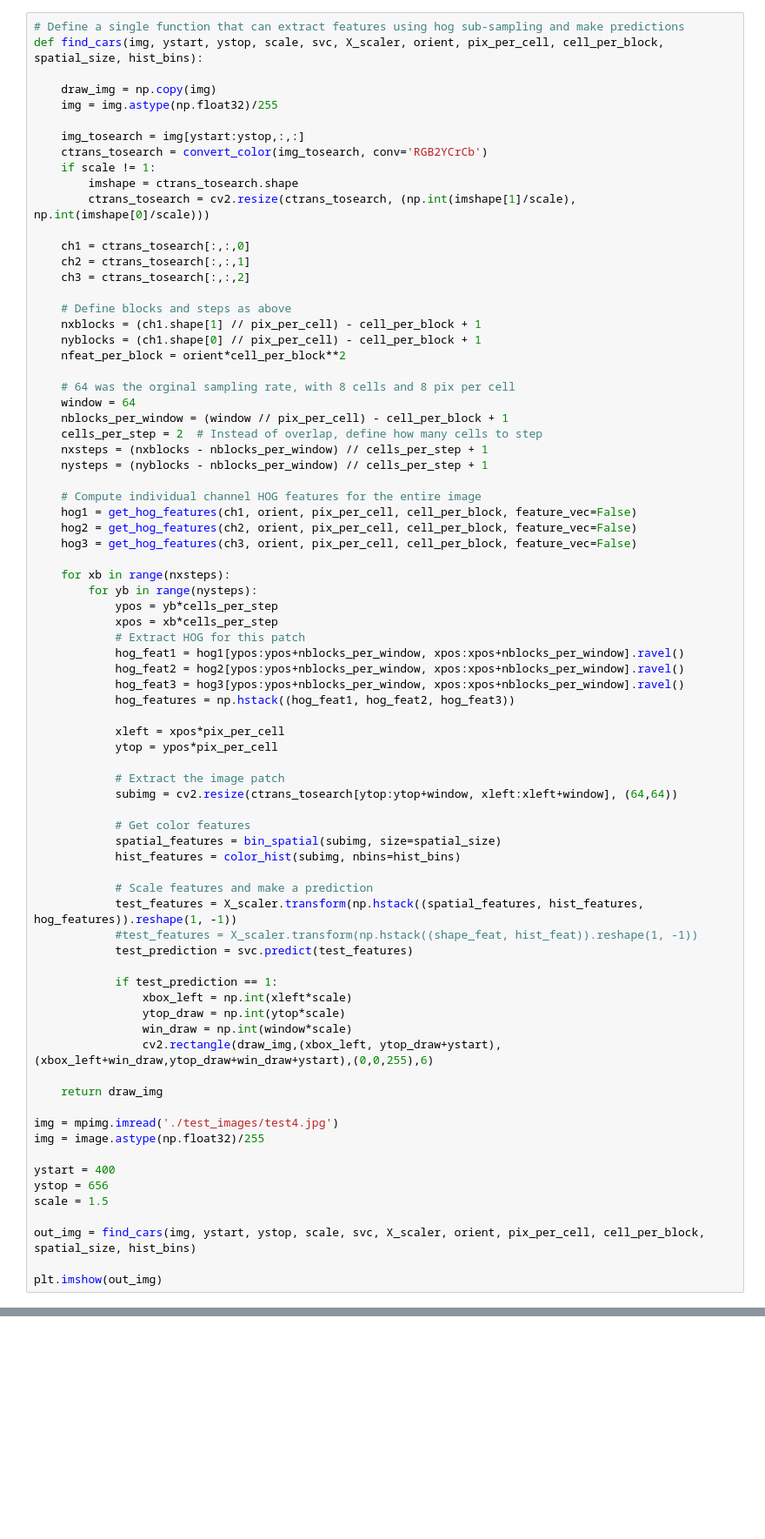
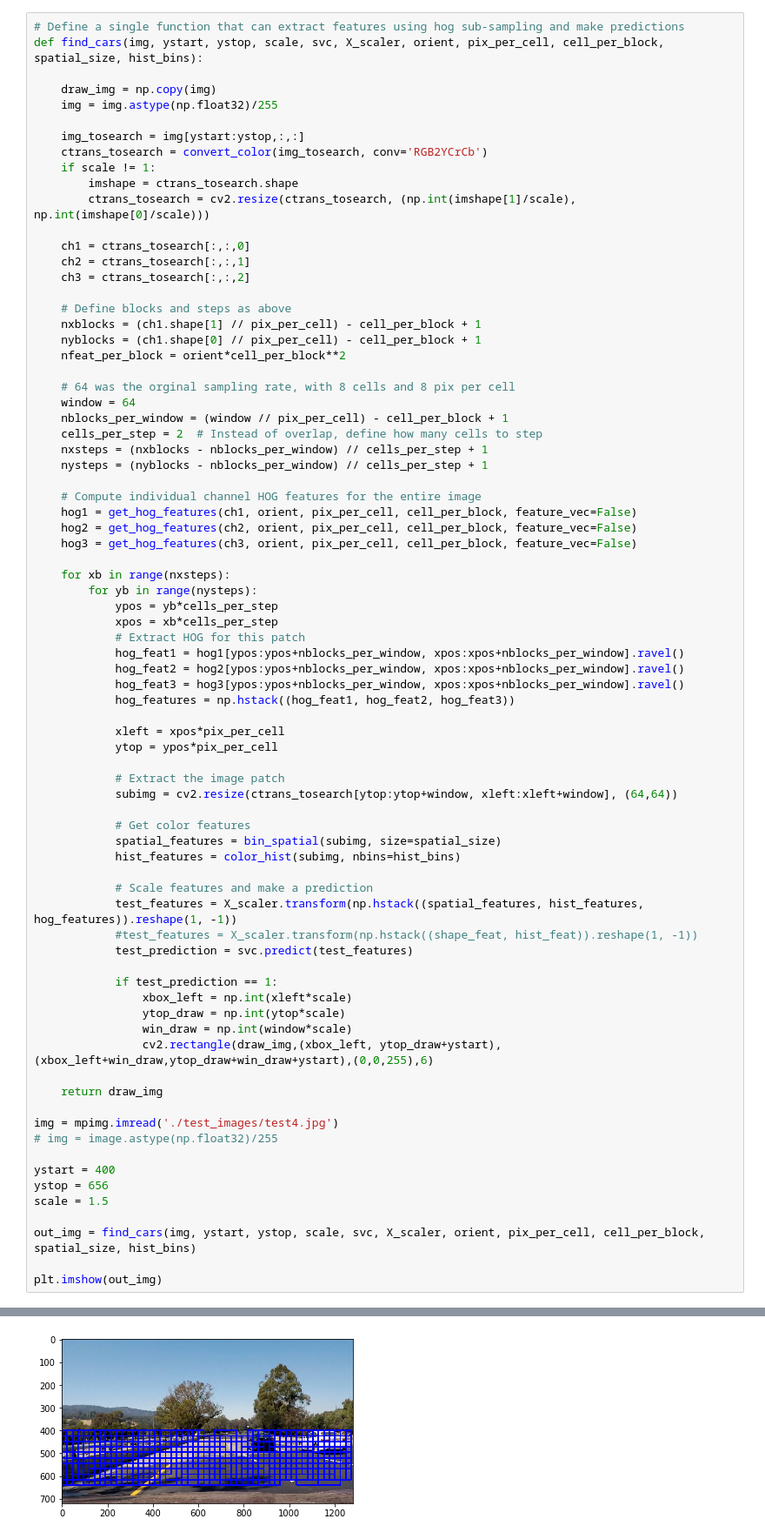
Before and after one commit to joelpou/vehicle-detection, a Jupyter notebook: lecturePipeline.ipynb, the cells around one changed output, grey strips where cells are left out. Shown: that part at 87% size. Drawn from its saved outputs; the diff is of its cells as text; blank space fills up the shorter version.

```diff
--- a/lecturePipeline.ipynb
+++ b/lecturePipeline.ipynb
@@ -450,7 +451,7 @@ def find_cars(img, ystart, ystop, scale, svc, X_scaler, orient, pix_per_cell, ce
     return draw_img
 
 img = mpimg.imread('./test_images/test4.jpg')
-img = image.astype(np.float32)/255
+# img = image.astype(np.float32)/255
 
 ystart = 400
 ystop = 656
@@ -463,0 +465 @@ NameError: name 'img' is not defined
+[figure, added]
```
Also changed, not shown: parts of 4 cells of this notebook, 5 other files.
